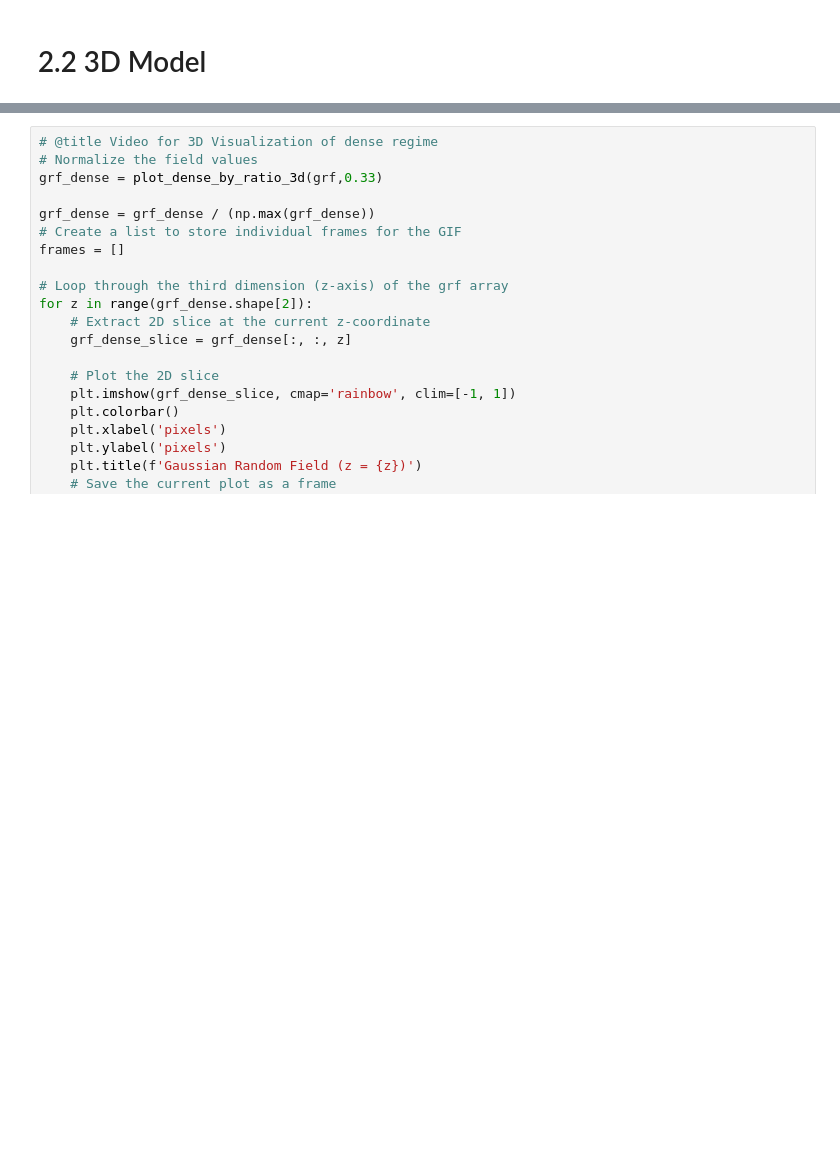
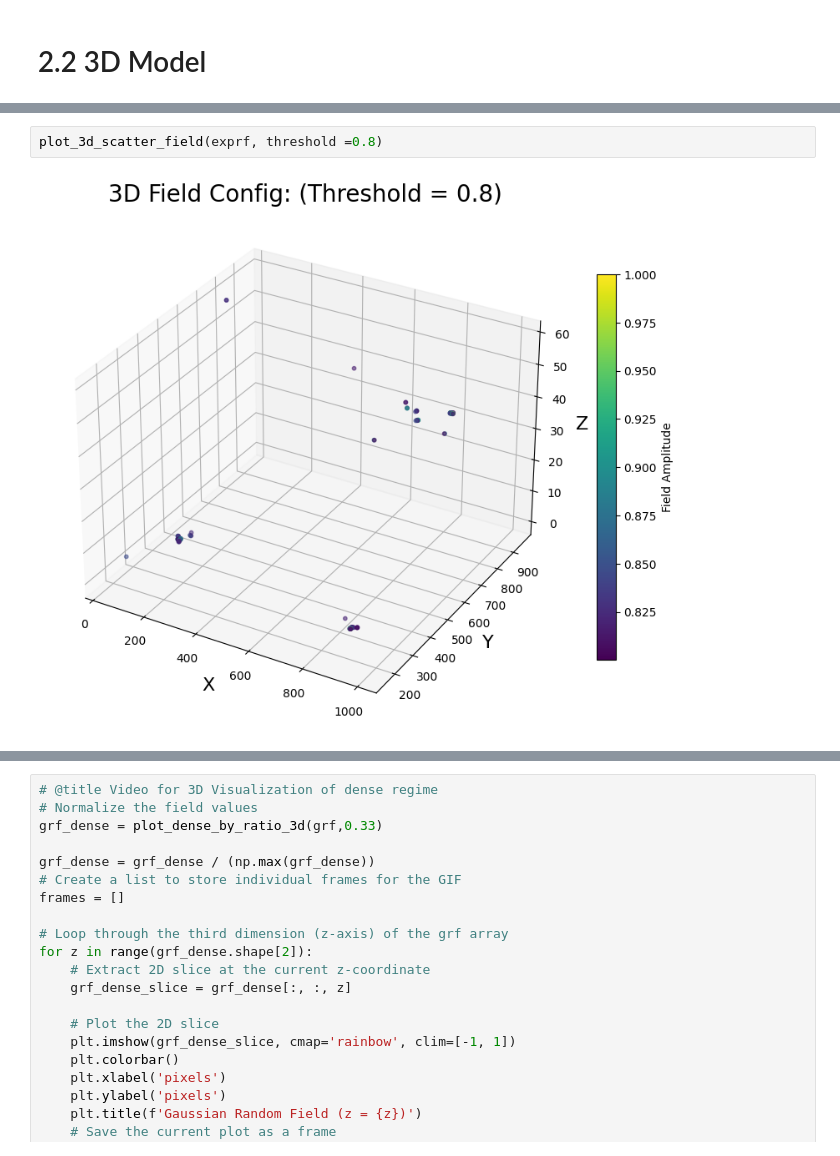
Before and after one commit to khchoi-physik/pbh_simulations, a Jupyter notebook: GRF_v2.ipynb, the cells around one changed output, grey strips where cells are left out. Drawn from its saved outputs; the diff is of its cells as text; blank space fills up the shorter version.

```diff
--- a/GRF_v2.ipynb
+++ b/GRF_v2.ipynb
@@ -437,0 +591,4 @@ plt.hist(exprf.flatten(),bins=100);
+# %%
+plot_3d_scatter_field(exprf, threshold =0.8)
+# %% [output]
+[figure, added]
```
Also changed, not shown: parts of 28 cells of this notebook.
